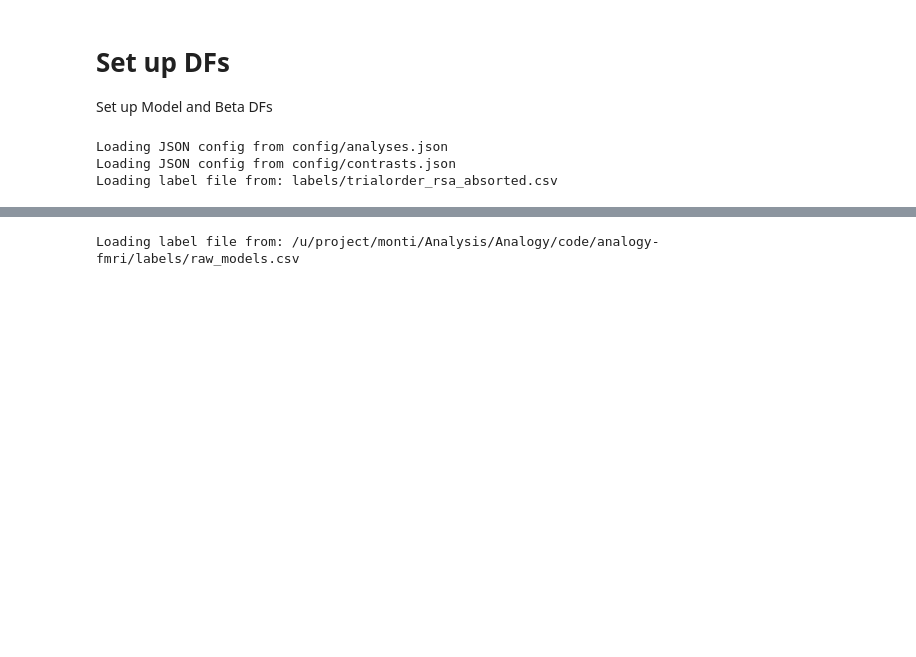
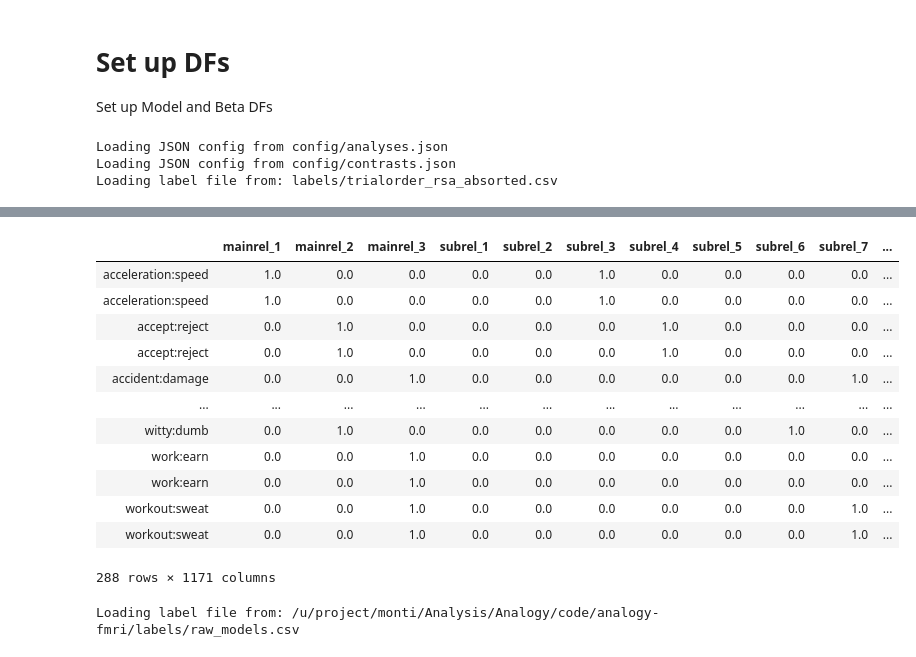
Before and after one commit to njchiang/analogy-fmri, a Jupyter notebook: notebooks/DF-setup.ipynb, the cells around one changed output, grey strips where cells are left out. Drawn from its saved outputs; the diff is of its cells as text; code cells hidden in the pictures; blank space fills up the shorter version.

```diff
--- a/notebooks/DF-setup.ipynb
+++ b/notebooks/DF-setup.ipynb
@@ -177,3 +242,19 @@ models_df.join(
+# %%
+models_df
+# %% [output]
+|  | mainrel_1 | mainrel_2 | mainrel_3 | subrel_1 | subrel_2 | subrel_3 | subrel_4 | subrel_5 | subrel_6 | subrel_7 | ... |
+| acceleration:speed | 1.0 | 0.0 | 0.0 | 0.0 | 0.0 | 1.0 | 0.0 | 0.0 | 0.0 | 0.0 | ... |
+| acceleration:speed | 1.0 | 0.0 | 0.0 | 0.0 | 0.0 | 1.0 | 0.0 | 0.0 | 0.0 | 0.0 | ... |
+| accept:reject | 0.0 | 1.0 | 0.0 | 0.0 | 0.0 | 0.0 | 1.0 | 0.0 | 0.0 | 0.0 | ... |
+| accept:reject | 0.0 | 1.0 | 0.0 | 0.0 | 0.0 | 0.0 | 1.0 | 0.0 | 0.0 | 0.0 | ... |
+| accident:damage | 0.0 | 0.0 | 1.0 | 0.0 | 0.0 | 0.0 | 0.0 | 0.0 | 0.0 | 1.0 | ... |
+| ... | ... | ... | ... | ... | ... | ... | ... | ... | ... | ... | ... |
+| witty:dumb | 0.0 | 1.0 | 0.0 | 0.0 | 0.0 | 0.0 | 0.0 | 0.0 | 1.0 | 0.0 | ... |
+| work:earn | 0.0 | 0.0 | 1.0 | 0.0 | 0.0 | 0.0 | 0.0 | 0.0 | 0.0 | 0.0 | ... |
+| work:earn | 0.0 | 0.0 | 1.0 | 0.0 | 0.0 | 0.0 | 0.0 | 0.0 | 0.0 | 0.0 | ... |
+| workout:sweat | 0.0 | 0.0 | 1.0 | 0.0 | 0.0 | 0.0 | 0.0 | 0.0 | 0.0 | 1.0 | ... |
+| workout:sweat | 0.0 | 0.0 | 1.0 | 0.0 | 0.0 | 0.0 | 0.0 | 0.0 | 0.0 | 1.0 | ... |
+288 rows × 1171 columns
 # %%
 modelnames = ["rel", "humanratings", "w2vdiff",
               "rstpostprob9", "rstpostprob79", "bart79norm", "bart79power",
```
Also changed, not shown: parts of 8 cells of this notebook, 1 other file.
